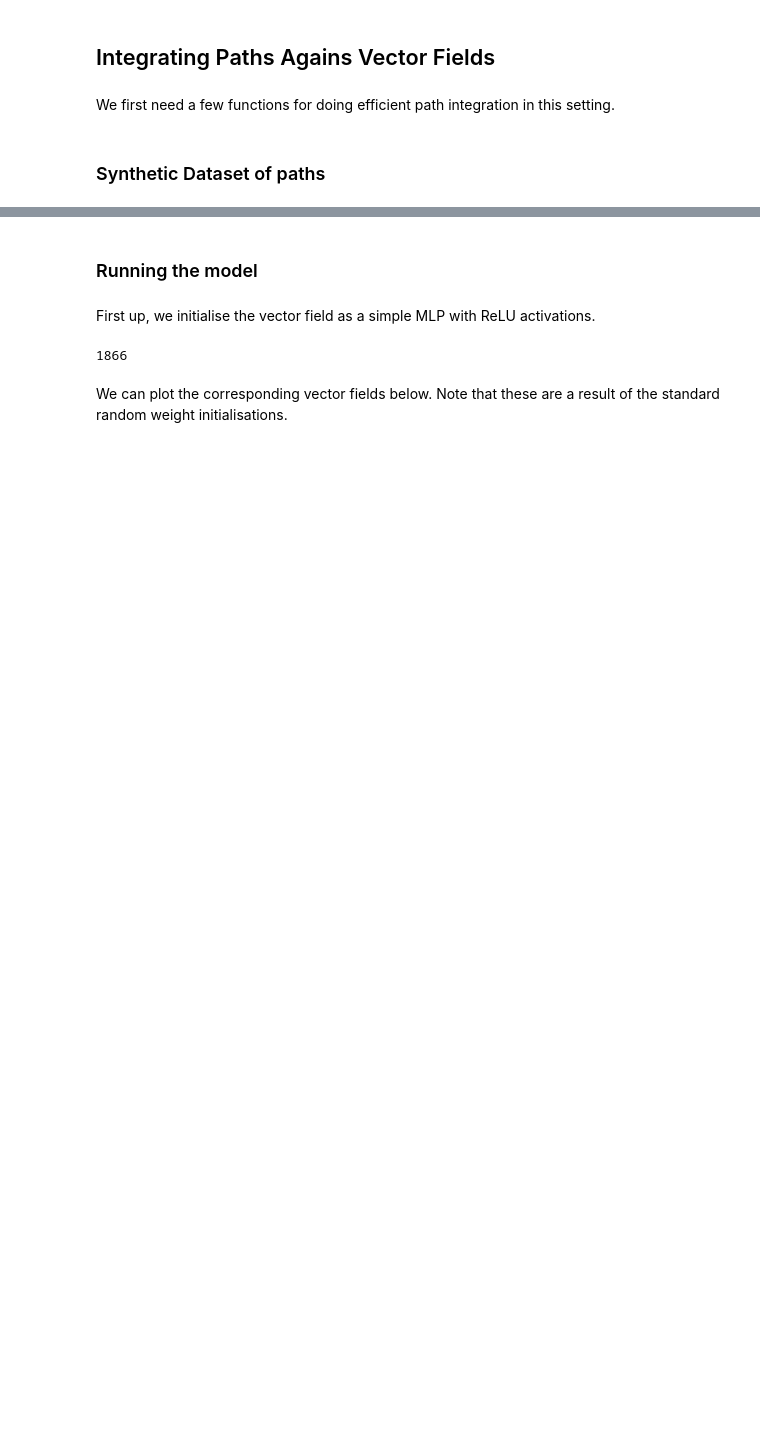
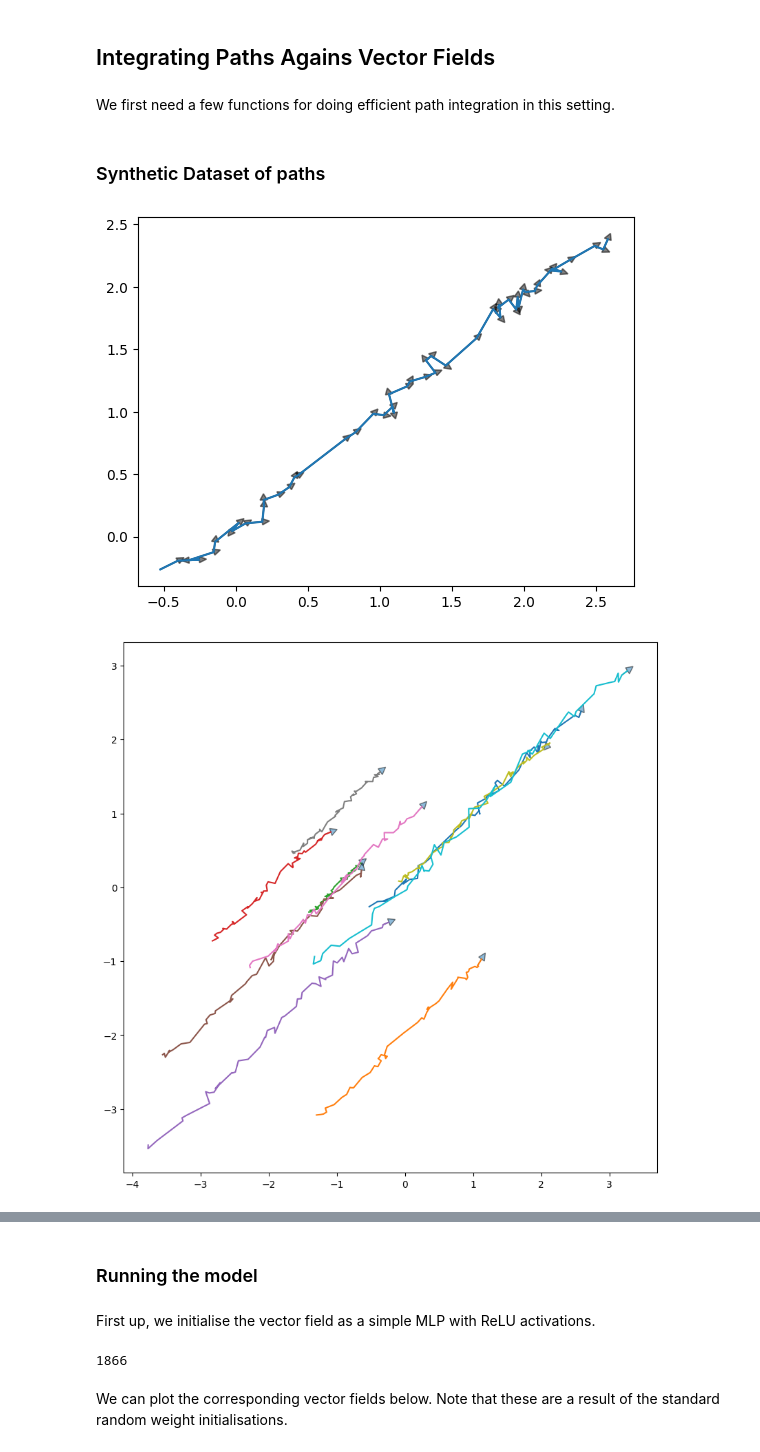
Before and after one commit to aidos-lab/neural-k-forms, a Jupyter notebook: DRnn-R2example.ipynb, the cells around one changed output, grey strips where cells are left out. Drawn from its saved outputs; the diff is of its cells as text; code cells hidden in the pictures; blank space fills up the shorter version.

```diff
--- a/DRnn-R2example.ipynb
+++ b/DRnn-R2example.ipynb
@@ -296,6 +296,38 @@ labels = np.concatenate((np.zeros(100),np.ones(100),2*np.ones(100)))
 
 # perform a one hot encoding of the labels and transform to torch
 labels = torch.nn.functional.one_hot(torch.tensor(labels).to(torch.int64))
+# %%
+# plot a path with arrows to indicate the direction of the path
+plt.plot(paths[0][:,0],paths[0][:,1])
+
+for i in range(1,pts):
+
+    plt.arrow(paths[0][i-1,0],paths[0][i-1,1],paths[0][i,0]-paths[0][i-1,0],paths[0][i,1]-paths[0][i-1,1],head_width=0.05, head_length=0.05, fc='k', ec='k', alpha = 0.5)
+
+plt.show()
+
+# turn the above into a function, which takes in a path and ax and plots the path on the ax
+def plot_path(path,ax, head_width=0.1, head_length=0.1, alpha = 0.5):
+
+    ax.plot(path[:,0],path[:,1])
+
+    for i in range(pts-1,pts):
+
+        ax.arrow(path[i-1,0],path[i-1,1],path[i,0]-path[i-1,0],path[i,1]-path[i-1,1],head_width = head_width, head_length=head_length, alpha = alpha)
+
+    return ax
+
+# plot the first 10 paths on the same ax
+fig, ax = plt.subplots(1,1,figsize = (10,10))
+
+for i in range(10):
+
+        ax = plot_path(paths[i],ax)
+
+plt.show()
+# %% [output]
+[figure, added]
+[figure, added]
 # %%
 fig, ax = plt.subplots(1,1,figsize = (10,10))
 
```
Also changed, not shown: parts of 4 cells of this notebook, 8 other files.
